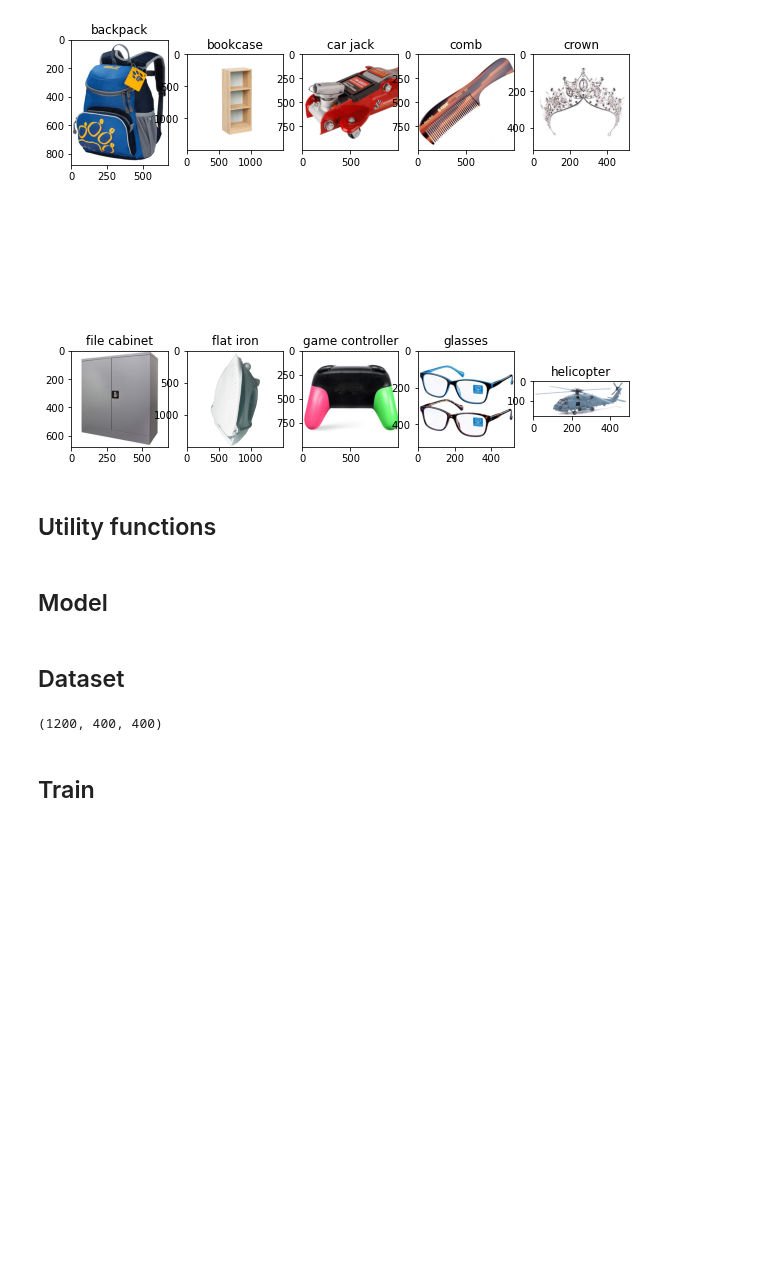
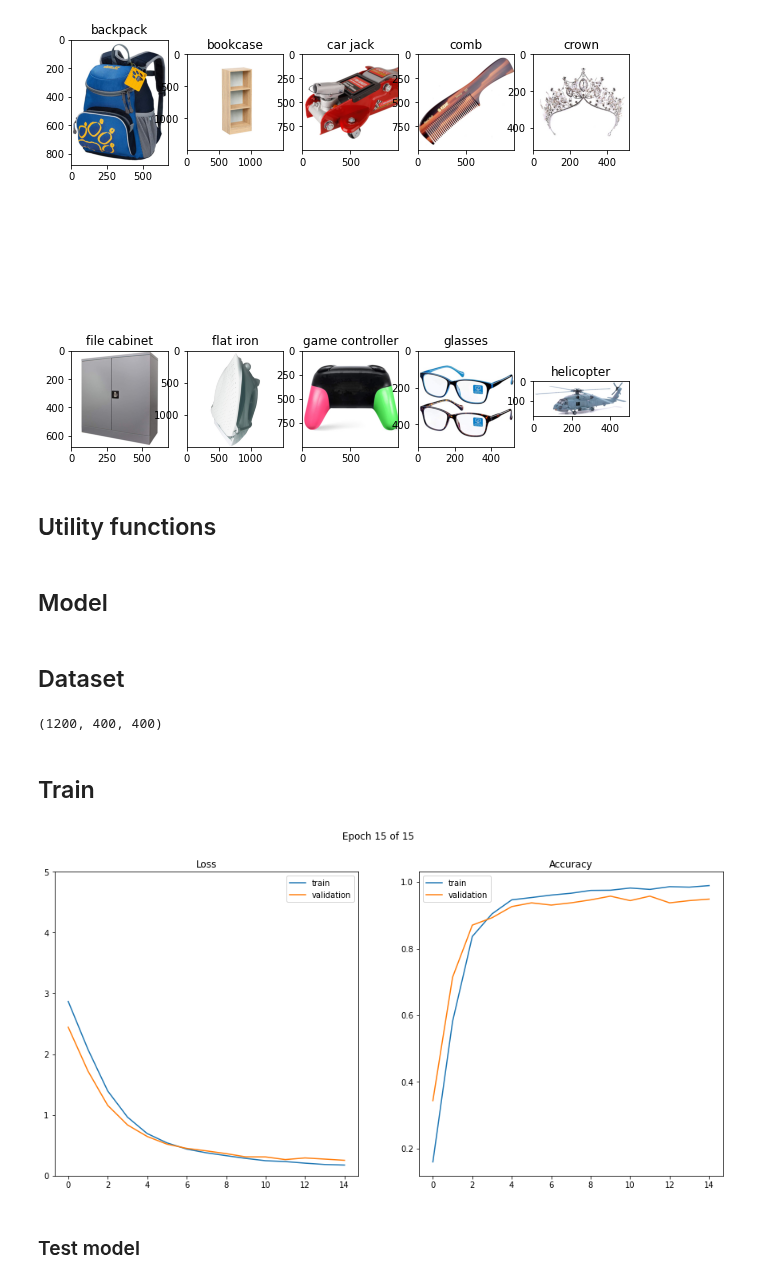
Before and after one commit to fedeizzo/domain-adaptation, a Jupyter notebook: project.ipynb, the cells around one changed output. Cells and saved outputs as stored; diff of their text form; code cells hidden in the pictures; blank space fills up the shorter version.

```diff
--- a/project.ipynb
+++ b/project.ipynb
@@ -94,6 +94,7 @@ def print_epoch_chart(
     loss_ax.plot(x, train_losses, label='train')
     loss_ax.plot(x, val_losses, label='validation')
     loss_ax.set_title("Loss")
+    loss_ax.set_ylim([0, 5])
     loss_ax.legend()
     acc_ax.plot(x, train_acc, label='train')
     acc_ax.plot(x, val_acc, label='validation')
@@ -211,3 +215,29 @@ def get_data_loader(dataset, batch_size, num_threads):
         shuffle=True,
         num_workers=num_threads
     )
+def get_optimizer(model, lr, wd, momentum):
+
+    # we will create two groups of weights, one for the newly initialized layer
+    # and the other for rest of the layers of the network
+
+    final_layer_weights = []
+    rest_of_the_net_weights = []
+
+    # we will iterate through the layers of the network
+    for name, param in model.named_parameters():
+        if name.startswith('feature_extractor.fc'):
+        #if name.startswith('feature_extractor.classifier.6'):
+            final_layer_weights.append(param)
+        else:
+            rest_of_the_net_weights.append(param)
+
+    # so now we have divided the network weights into two groups.
+    # We will train the final_layer_weights with learning_rate = lr
+    # and rest_of_the_net_weights with learning_rate = lr / 10
+
+    optimizer = torch.optim.SGD([
+      {'params': rest_of_the_net_weights},
+      {'params': final_layer_weights, 'lr': lr}
+    ], lr=lr / 10, weight_decay=wd, momentum=momentum)
+
+    return optimizer
@@ -214,12 +264,15 @@ def get_data_loader(dataset, batch_size, num_threads):
 # %%
 model = CustomModel(len(dataset.classes), 1024, 0.2)
+#model = initialize_alexnet(len(dataset.classes))
 model.to(device)
-optimizer = SGD(model.parameters(), lr=lr, momentum=momentum)
+optimizer = get_optimizer(model, lr, weight_decay, momentum)
 criterion = nn.CrossEntropyLoss()
-scheduler = lr_scheduler.StepLR(
+scheduler = lr_scheduler.ReduceLROnPlateau(
     optimizer,
-    step_size=scheduler_step_size,
-    gamma=scheduler_gamma,
+    'min',
+    factor=scheduler_factor,
+    patience=scheduler_patience,
+    verbose=True
 )
 dataloaders = {
     'train': get_data_loader(train_dataset, batch_size, num_threads),
@@ -247,31 +300,36 @@ for epoch in range(num_epochs):
             labels = labels.to(device)
             optimizer.zero_grad()
 
             with torch.autocast(device_type=device.type):
                 with torch.set_grad_enabled(phase == "train"):
                     predictions = model(x)
                     loss = criterion(predictions, labels)
                     epoch_loss += loss.item()
                     epoch_acc += (torch.argmax(predictions, 1) == labels).sum().item() / labels.size()[0]
 
                     if phase == "train":
                         loss.backward()
                         optimizer.step()
-                        scheduler.step()
 
         epoch_loss /= len(dataloader)
         epoch_acc /= len(dataloader)
         phases_loss[phase].append(epoch_loss)
         phases_acc[phase].append(epoch_acc)
 
         if phase == "validation" and abs(epoch_loss) <= abs(best_loss):
             best_model = model
             best_loss = epoch_loss
+            scheduler.step(epoch_loss)
+
     print_epoch_chart(
         phases_loss['train'],
         phases_loss['validation'],
         phases_acc['train'],
         phases_acc['validation'],
         epoch,
         num_epochs
     )
+# %% [output]
+[figure, added]
+# %% [markdown]
+### Test model
```
Also changed, not shown: parts of 16 cells of this notebook.
